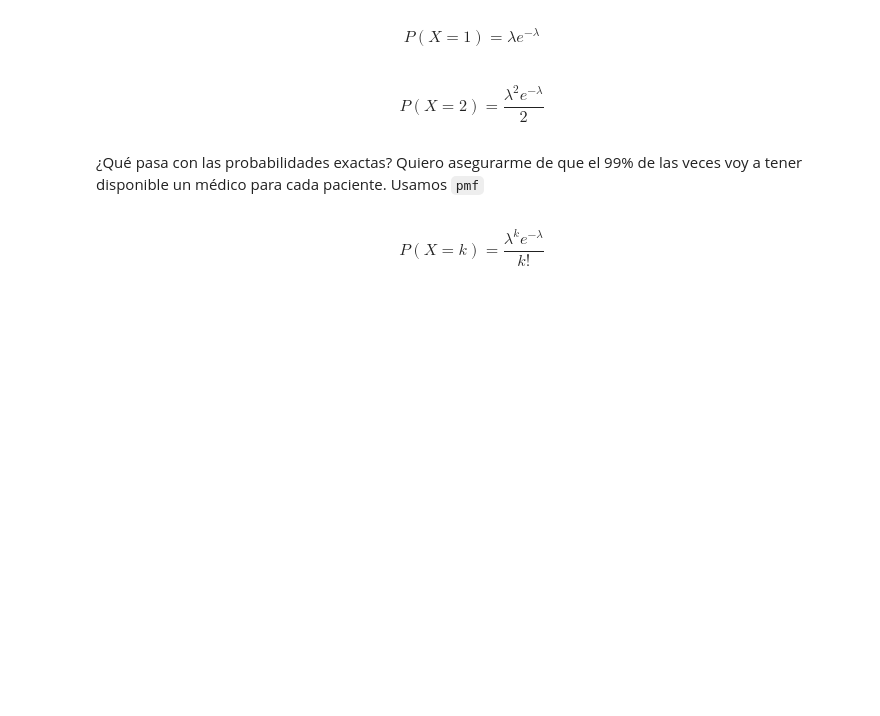
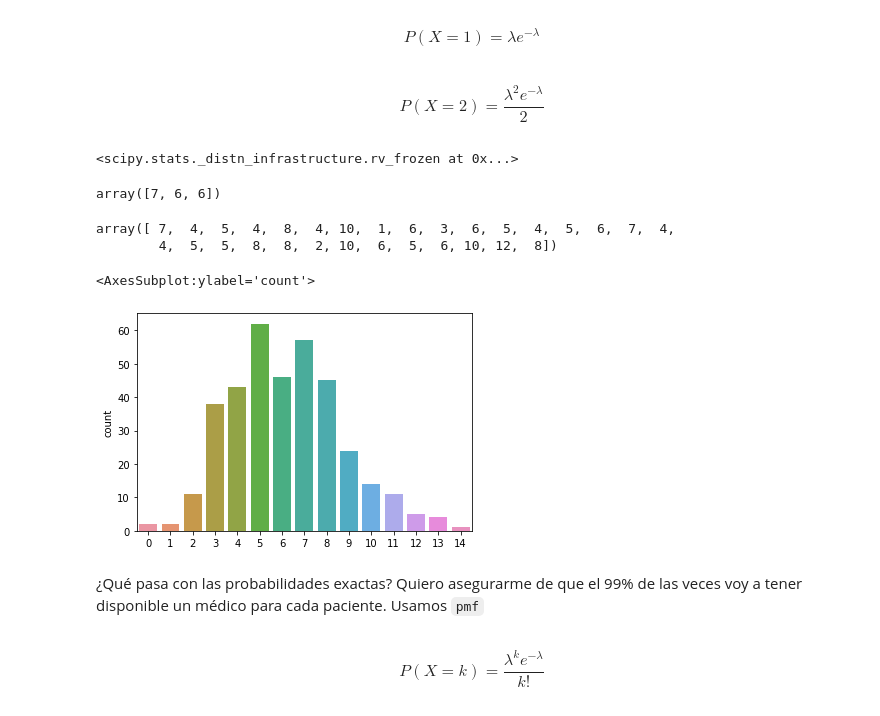
Before and after one commit to 4tolon/apuntes_clase, a Jupyter notebook: semana_05/dd.ipynb, the cells around one changed output. Cells and saved outputs as stored; diff of their text form; code cells hidden in the pictures; blank space fills up the shorter version.

```diff
--- a/semana_05/dd.ipynb
+++ b/semana_05/dd.ipynb
@@ -481,5 +568,27 @@ from scipy.stats import poisson
+# %%
+my_poisson = poisson(mu= 6)
+my_poisson
+# %% [output]
+<scipy.stats._distn_infrastructure.rv_frozen at 0x...>
 # %%
 # Rvs me devuelve el nº de pacientes que van a llegar hoy a la consulta de 10 a 11
+# %%
+my_poisson.rvs(3)
+# %% [output]
+array([7, 6, 6])
+# %%
+sample = my_poisson.rvs(30)
+sample
+# %% [output]
+array([ 7,  4,  5,  4,  8,  4, 10,  1,  6,  3,  6,  5,  4,  5,  6,  7,  4,
+        4,  5,  5,  8,  8,  2, 10,  6,  5,  6, 10, 12,  8])
+# %%
+sample = my_poisson.rvs(365)
+# %%
+sns.countplot(x=sample)
+# %% [output]
+<AxesSubplot:ylabel='count'>
+[figure, added]
 # %% [markdown]
 ¿Qué pasa con las probabilidades exactas?  Quiero asegurarme de que el 99% de las veces voy a tener disponible un médico para cada paciente. Usamos `pmf`
 # %% [markdown]
```
Also changed, not shown: parts of 13 cells of this notebook.
